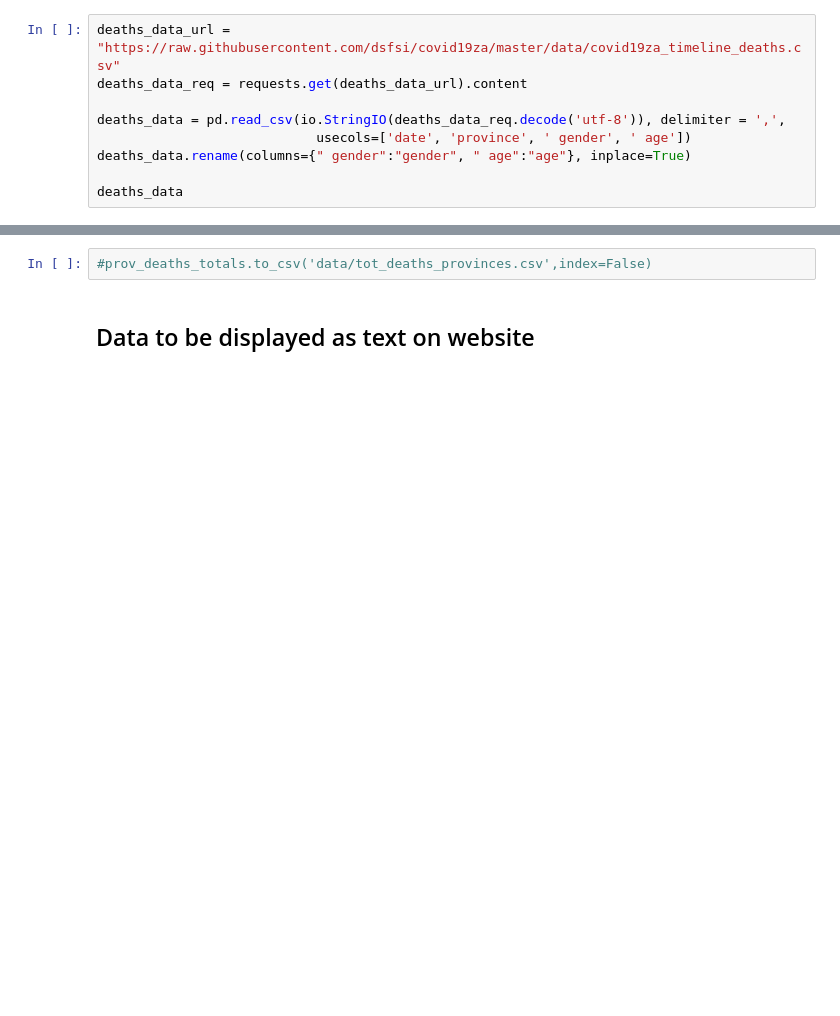
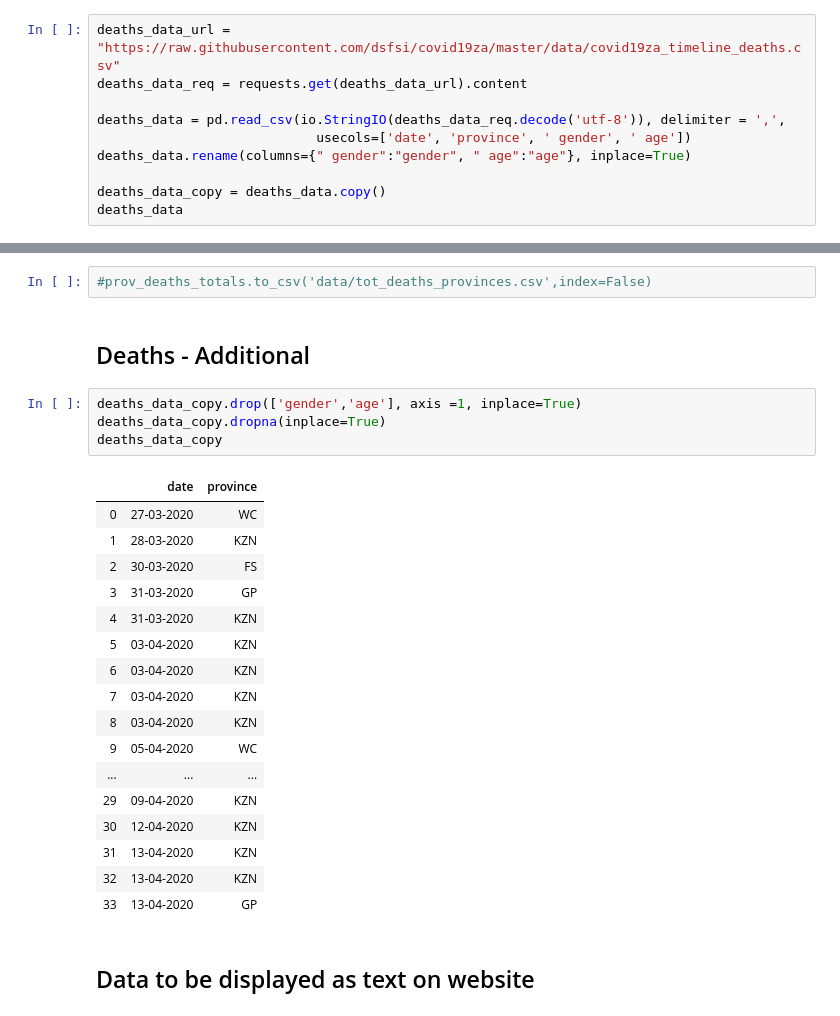
Before and after one commit to SimonRosen173/Covid19SAData, a Jupyter notebook: Data_Preprocessing.ipynb, the cells around one changed output, grey strips where cells are left out. Cells and saved outputs as stored; diff of their text form; blank space fills up the shorter version.

```diff
--- a/Data_Preprocessing.ipynb
+++ b/Data_Preprocessing.ipynb
@@ -625,6 +627,7 @@ deaths_data = pd.read_csv(io.StringIO(deaths_data_req.decode('utf-8')), delimite
                             usecols=['date', 'province', ' gender', ' age'])
 deaths_data.rename(columns={" gender":"gender", " age":"age"}, inplace=True)
 
+deaths_data_copy = deaths_data.copy()
 deaths_data
 # %% [output]
 |  | date | province | gender | age |
@@ -865,6 +868,30 @@ prov_deaths_totals
 **Save to csv**
 # %%
 #prov_deaths_totals.to_csv('data/tot_deaths_provinces.csv',index=False)
+# %% [markdown]
+## Deaths - Additional
+# %%
+deaths_data_copy.drop(['gender','age'], axis =1, inplace=True)
+deaths_data_copy.dropna(inplace=True)
+deaths_data_copy
+# %% [output]
+|  | date | province |
+| 0 | 27-03-2020 | WC |
+| 1 | 28-03-2020 | KZN |
+| 2 | 30-03-2020 | FS |
+| 3 | 31-03-2020 | GP |
+| 4 | 31-03-2020 | KZN |
+| 5 | 03-04-2020 | KZN |
+| 6 | 03-04-2020 | KZN |
+| 7 | 03-04-2020 | KZN |
+| 8 | 03-04-2020 | KZN |
+| 9 | 05-04-2020 | WC |
+| ... | ... | ... |
+| 29 | 09-04-2020 | KZN |
+| 30 | 12-04-2020 | KZN |
+| 31 | 13-04-2020 | KZN |
+| 32 | 13-04-2020 | KZN |
+| 33 | 13-04-2020 | GP |
 # %% [markdown]
 ## Data to be displayed as text on website
 # %%
```
Also changed, not shown: parts of 2 cells of this notebook, 1 other file.
